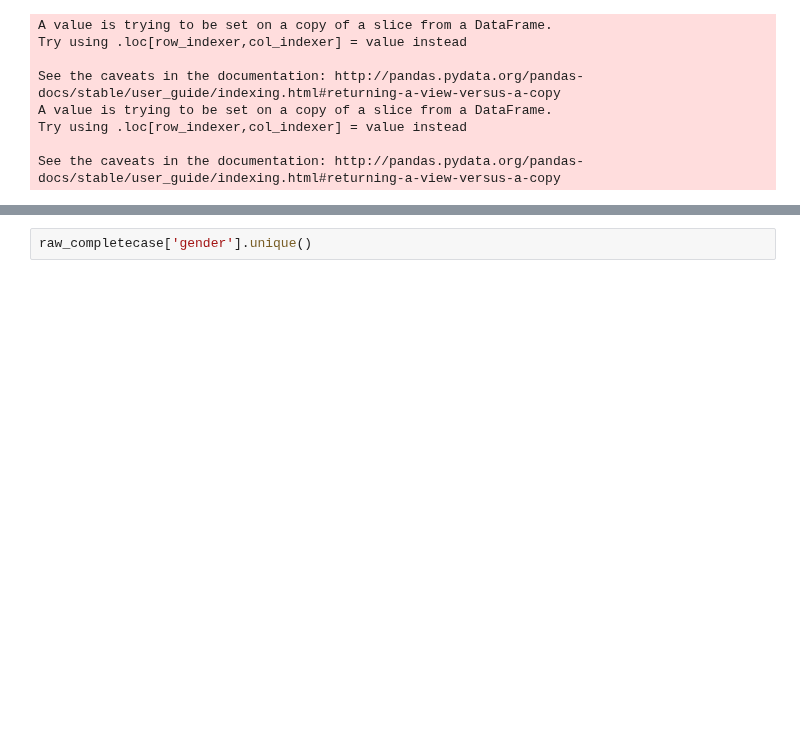
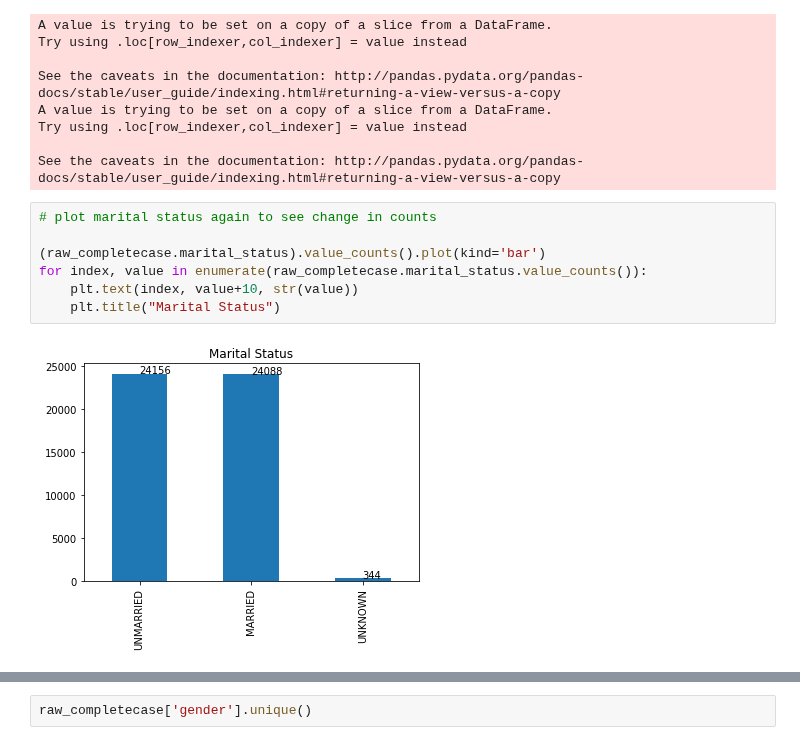
Before and after one commit to derek-y-lee/uclabiostat-thesis, a Jupyter notebook: los-prediction.ipynb, the cells around one changed output, grey strips where cells are left out. Cells and saved outputs as stored; diff of their text form; blank space fills up the shorter version.

```diff
--- a/los-prediction.ipynb
+++ b/los-prediction.ipynb
@@ -605,3 +605,12 @@ A value is trying to be set on a copy of a slice from a DataFrame.
 Try using .loc[row_indexer,col_indexer] = value instead
 
 See the caveats in the documentation: http://pandas.pydata.org/pandas-docs/stable/user_guide/indexing.html#returning-a-view-versus-a-copy
+# %%
+# plot marital status again to see change in counts
+
+(raw_completecase.marital_status).value_counts().plot(kind='bar')
+for index, value in enumerate(raw_completecase.marital_status.value_counts()):
+    plt.text(index, value+10, str(value))
+    plt.title("Marital Status")
+# %% [output]
+[figure, added]
```
Also changed, not shown: parts of 75 cells of this notebook.
